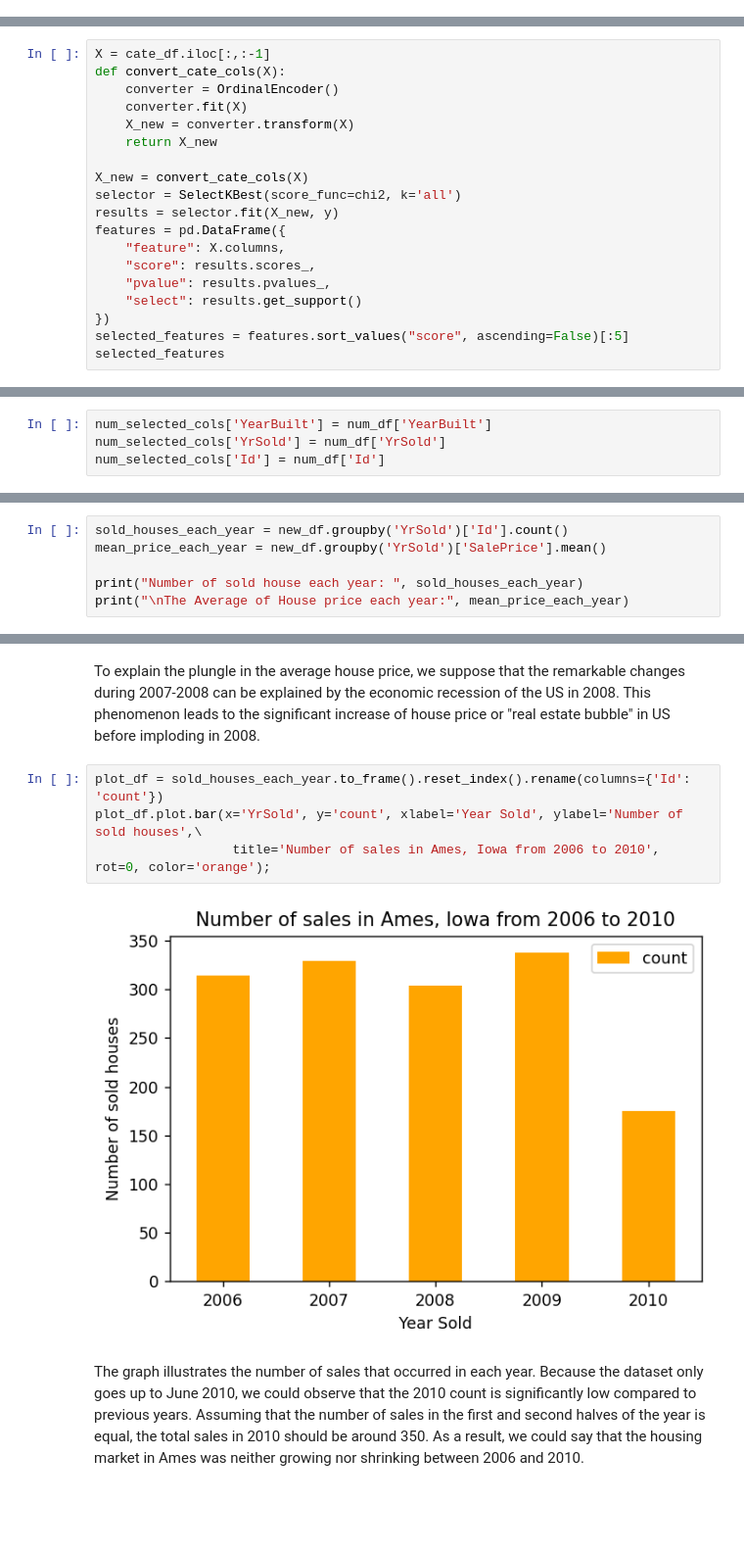
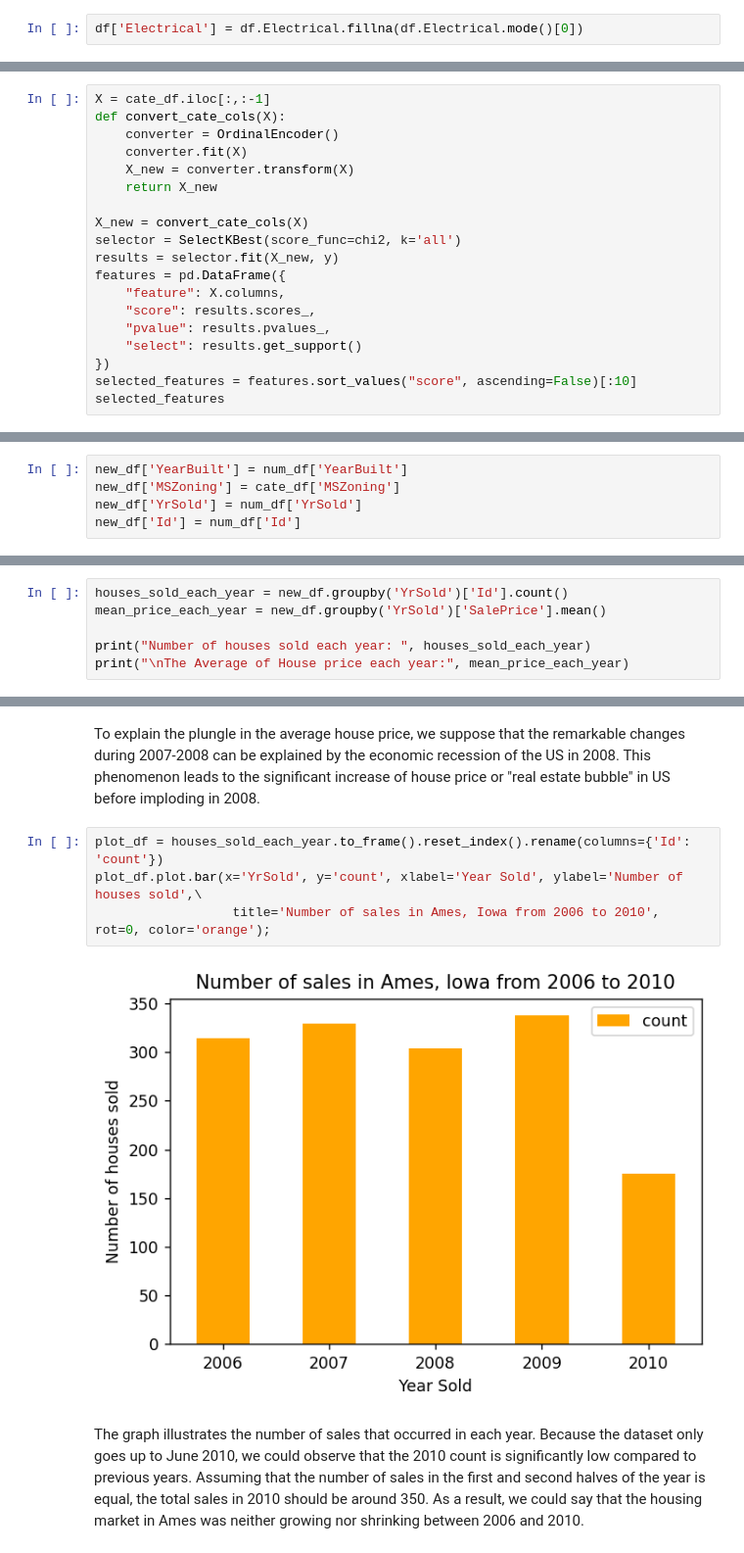
Before and after one commit to IceIce1ce/Final_Project_LTKHDL, a Jupyter notebook: House_Prices.ipynb, the cells around one changed output, grey strips where cells are left out. Shown: that part at 98% size. Saved outputs shown, nothing was run; the diff lists cells and outputs as text; blank space fills up the shorter version.

```diff
--- a/House_Prices.ipynb
+++ b/House_Prices.ipynb
@@ -220,3 +241,5 @@ df.shape
+# %%
+df['Electrical'] = df.Electrical.fillna(df.Electrical.mode()[0])
 # %% [markdown]
 ---
 # %% [markdown]
@@ -335,7 +358,7 @@ features = pd.DataFrame({
     "pvalue": results.pvalues_,
     "select": results.get_support()
 })
-selected_features = features.sort_values("score", ascending=False)[:5]
+selected_features = features.sort_values("score", ascending=False)[:10]
 selected_features
 # %% [output]
 |  | feature | score | pvalue | select |
@@ -381,4 +421,5 @@ Oops, we lost the **YearBuilt** and **YrSold** column, which are really necessar
 # %%
-num_selected_cols['YearBuilt'] = num_df['YearBuilt']
-num_selected_cols['YrSold'] = num_df['YrSold']
-num_selected_cols['Id'] = num_df['Id']
+new_df['YearBuilt'] = num_df['YearBuilt']
+new_df['MSZoning'] = cate_df['MSZoning']
+new_df['YrSold'] = num_df['YrSold']
+new_df['Id'] = num_df['Id']
@@ -403,9 +446,9 @@ In this section, we would  analyze our observations to answer some meaningful qu
 # %% [markdown]
 Step 1:
 # %%
-sold_houses_each_year = new_df.groupby('YrSold')['Id'].count()
+houses_sold_each_year = new_df.groupby('YrSold')['Id'].count()
 mean_price_each_year = new_df.groupby('YrSold')['SalePrice'].mean()
 
-print("Number of sold house each year: ", sold_houses_each_year)
+print("Number of houses sold each year: ", houses_sold_each_year)
 print("\nThe Average of House price each year:", mean_price_each_year)
 # %% [output]
@@ -436,11 +479,11 @@ plot_df.plot.line(x='YrSold', y='MeanPrice',  marker='o', xlabel='Year Sold', yl
 # %% [markdown]
 To explain the plungle in the average house price, we suppose that the remarkable changes during 2007-2008 can be explained by the economic recession of the US in 2008. This phenomenon leads to the significant increase of house price or  "real estate bubble" in US before imploding in 2008.
 # %%
-plot_df = sold_houses_each_year.to_frame().reset_index().rename(columns={'Id': 'count'})
-plot_df.plot.bar(x='YrSold', y='count', xlabel='Year Sold', ylabel='Number of sold houses',\
+plot_df = houses_sold_each_year.to_frame().reset_index().rename(columns={'Id': 'count'})
+plot_df.plot.bar(x='YrSold', y='count', xlabel='Year Sold', ylabel='Number of houses sold',\
                   title='Number of sales in Ames, Iowa from 2006 to 2010', rot=0, color='orange');
 # %% [output]
-[figure, old version]
+[figure, new version]
 # %% [markdown]
 The graph illustrates the number of sales that occurred in each year. Because the dataset only goes up to June 2010, we could observe that the 2010 count is significantly low compared to previous years. Assuming that the number of sales in the first and second halves of the year is equal, the total sales in 2010 should be around 350. As a result, we could say that the housing market in Ames was neither growing nor shrinking between 2006 and 2010.
 # %% [markdown]
```
Also changed, not shown: parts of 48 cells of this notebook, 2 other files.
